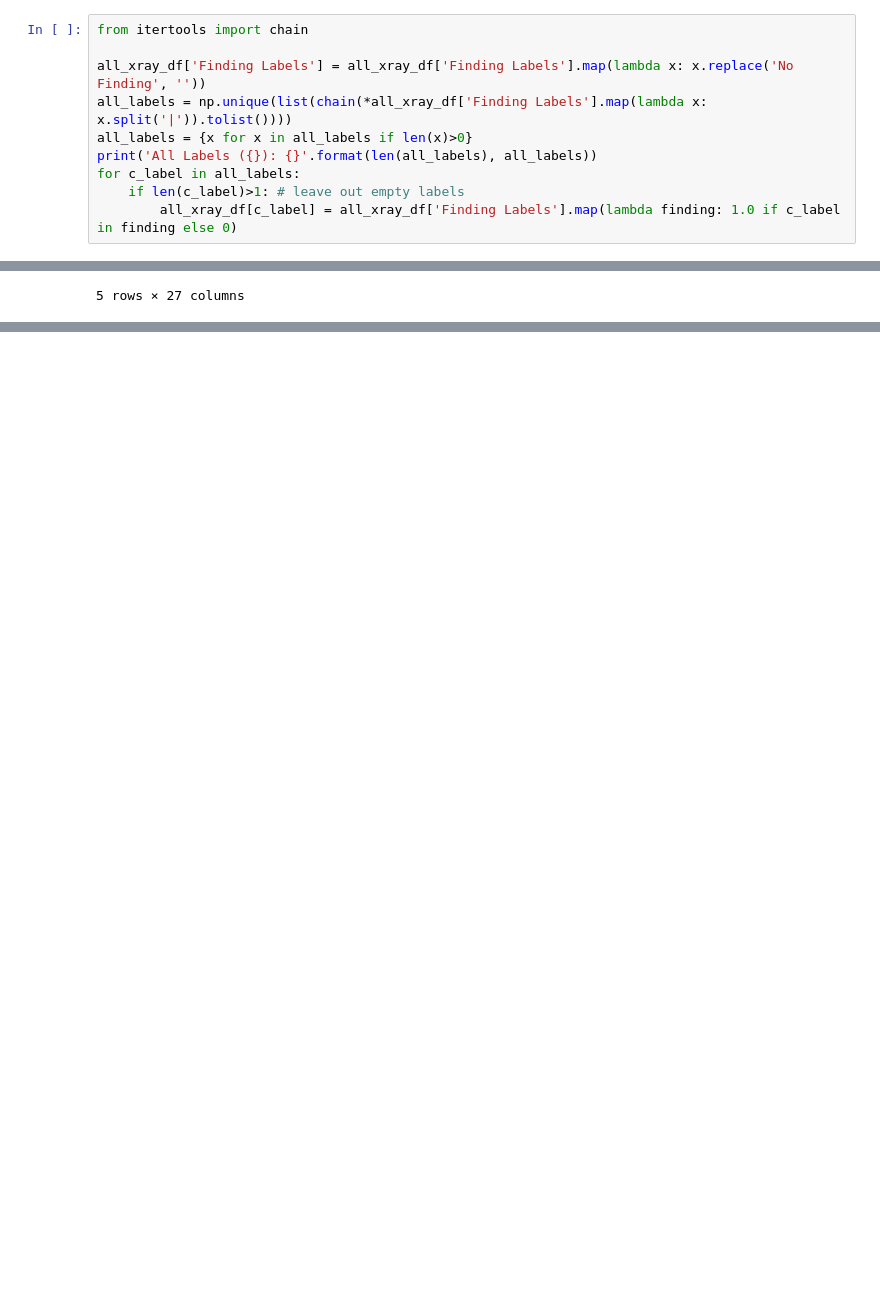
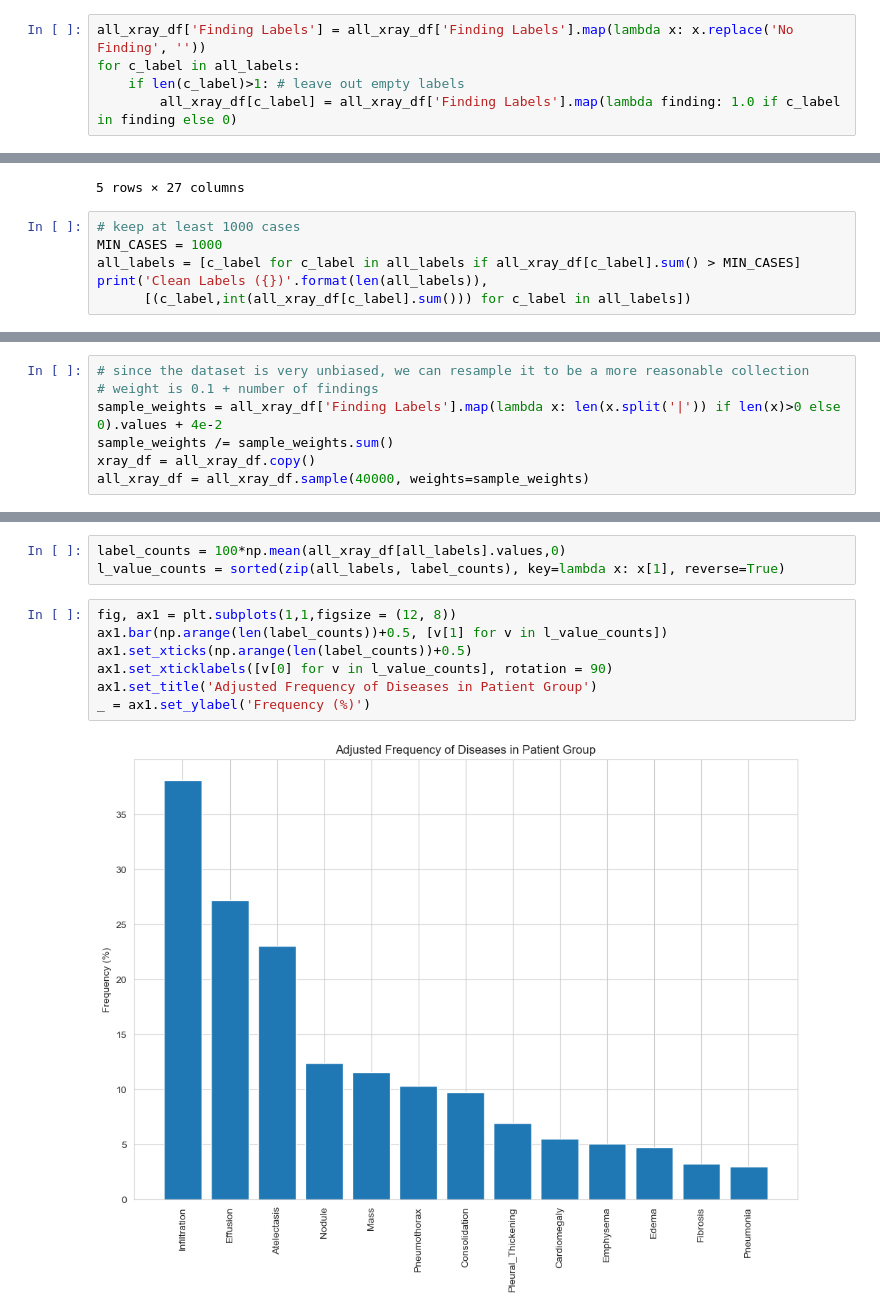
Before and after one commit to bprzybysz/chest-xray-classification, a Jupyter notebook: chest-xray-reboot.ipynb, the cells around one changed output, grey strips where cells are left out. Saved outputs shown, nothing was run; the diff lists cells and outputs as text; blank space fills up the shorter version.

Commit message:
Chest-XRay reboot: train, valid, test

```diff
--- a/chest-xray-reboot.ipynb
+++ b/chest-xray-reboot.ipynb
@@ -87,10 +113,5 @@ label_counts.plot.bar();
 # %%
-from itertools import chain
-
 all_xray_df['Finding Labels'] = all_xray_df['Finding Labels'].map(lambda x: x.replace('No Finding', ''))
-all_labels = np.unique(list(chain(*all_xray_df['Finding Labels'].map(lambda x: x.split('|')).tolist())))
-all_labels = {x for x in all_labels if len(x)>0}
-print('All Labels ({}): {}'.format(len(all_labels), all_labels))
 for c_label in all_labels:
     if len(c_label)>1: # leave out empty labels
         all_xray_df[c_label] = all_xray_df['Finding Labels'].map(lambda finding: 1.0 if c_label in finding else 0)
@@ -106,3 +125,9 @@ all_xray_df.head() # verified
 | 3 | 00000002_000.png |  | 0 | 2 | 81 | M | PA | ... |
 | 4 | 00000003_000.png | Hernia | 0 | 3 | 81 | F | PA | ... |
 5 rows × 27 columns
+# %%
+# keep at least 1000 cases
+MIN_CASES = 1000
+all_labels = [c_label for c_label in all_labels if all_xray_df[c_label].sum() > MIN_CASES]
+print('Clean Labels ({})'.format(len(all_labels)),
+      [(c_label,int(all_xray_df[c_label].sum())) for c_label in all_labels])
@@ -108,0 +136,7 @@ all_xray_df.head() # verified
+# %%
+# since the dataset is very unbiased, we can resample it to be a more reasonable collection
+# weight is 0.1 + number of findings
+sample_weights = all_xray_df['Finding Labels'].map(lambda x: len(x.split('|')) if len(x)>0 else 0).values + 4e-2
+sample_weights /= sample_weights.sum()
+xray_df = all_xray_df.copy()
+all_xray_df = all_xray_df.sample(40000, weights=sample_weights)
@@ -108,0 +151,12 @@ all_xray_df.head() # verified
+# %%
+label_counts = 100*np.mean(all_xray_df[all_labels].values,0)
+l_value_counts = sorted(zip(all_labels, label_counts), key=lambda x: x[1], reverse=True)
+# %%
+fig, ax1 = plt.subplots(1,1,figsize = (12, 8))
+ax1.bar(np.arange(len(label_counts))+0.5, [v[1] for v in l_value_counts])
+ax1.set_xticks(np.arange(len(label_counts))+0.5)
+ax1.set_xticklabels([v[0] for v in l_value_counts], rotation = 90)
+ax1.set_title('Adjusted Frequency of Diseases in Patient Group')
+_ = ax1.set_ylabel('Frequency (%)')
+# %% [output]
+[figure, added]
```
Also changed, not shown: parts of 12 cells of this notebook.
